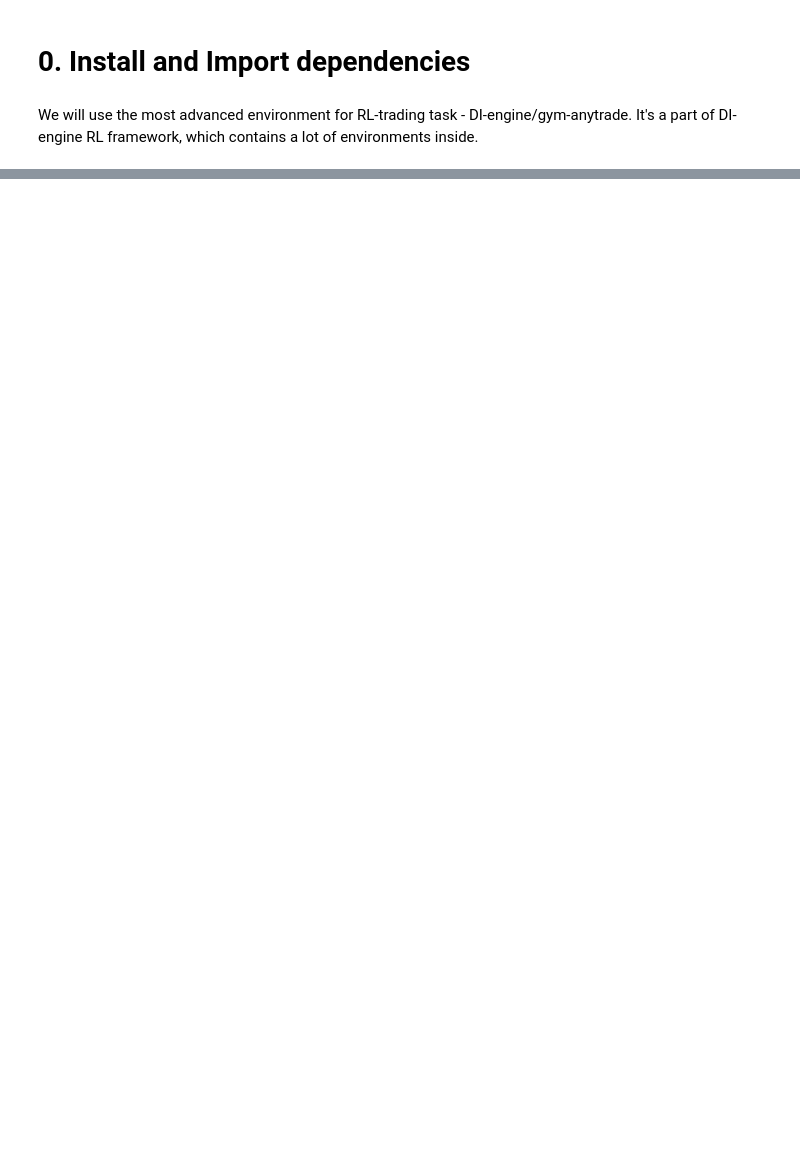
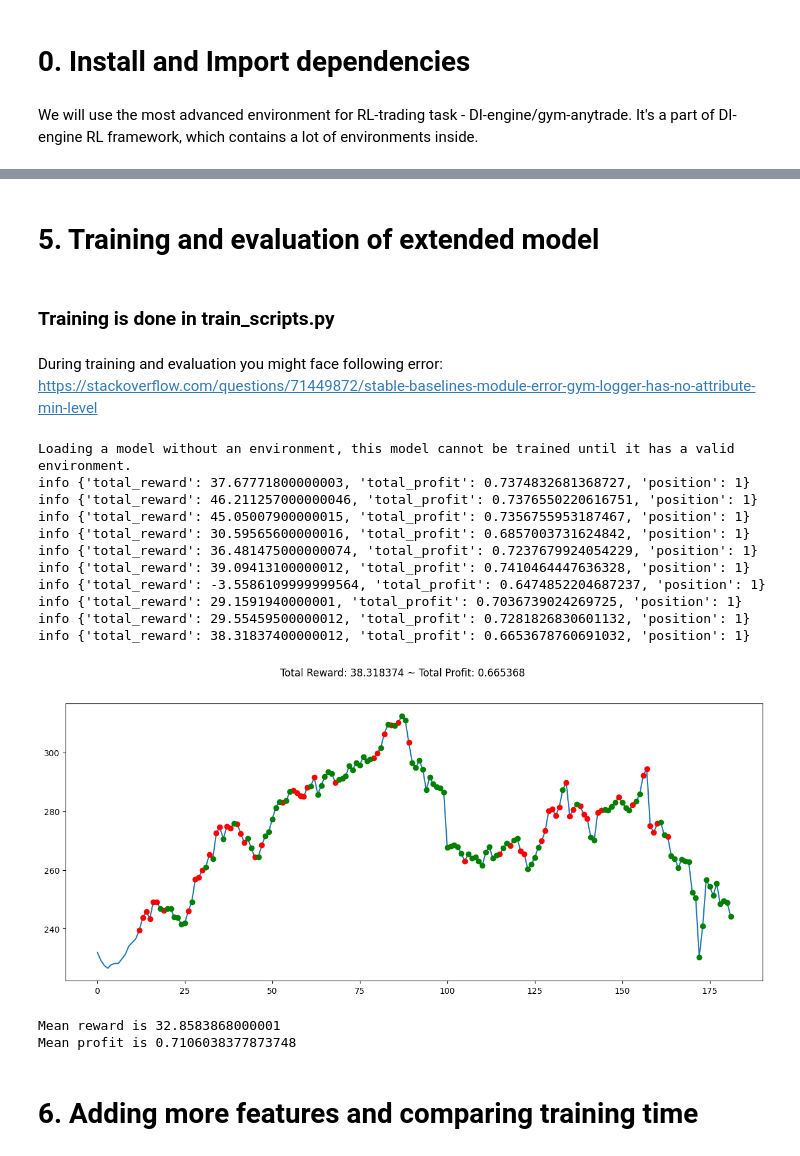
Before and after one commit to Reinforcement-Learning-F22/RL-trading-agent, a Jupyter notebook: RL_project_Akhmetzhanov_Jerome.ipynb, the cells around one changed output, grey strips where cells are left out. Drawn from its saved outputs; the diff is of its cells as text; code cells hidden in the pictures; blank space fills up the shorter version.

```diff
--- a/RL_project_Akhmetzhanov_Jerome.ipynb
+++ b/RL_project_Akhmetzhanov_Jerome.ipynb
@@ -143,0 +257,12 @@ AttributeError: module 'gym.logger' has no attribute 'MIN_LEVEL'
+# %%
+def add_signals(env):
+    start = env.frame_bound[0] - env.window_size
+    end = env.frame_bound[1]
+    prices = env.df.loc[:, 'Low'].to_numpy()[start:end]
+    signal_features = env.df.loc[:, ['Low', 'Volume','SMA', 'RSI', 'OBV']].to_numpy()[start:end]
+    return prices, signal_features
+# %%
+class MyCustomEnv(StocksEnv):
+    _process_data = add_signals
+
+env2 = MyCustomEnv(df=df, window_size=12, frame_bound=(12,50))
@@ -143,0 +306,33 @@ AttributeError: module 'gym.logger' has no attribute 'MIN_LEVEL'
+# %% [markdown]
+# 5. Training and evaluation of extended model
+# %% [markdown]
+### Training is done in train_scripts.py
+# %% [markdown]
+During training and evaluation you might face following error: https://stackoverflow.com/questions/71449872/stable-baselines-module-error-gym-logger-has-no-attribute-min-level
+# %%
+# A2C_LSTM
+
+df = pd.read_csv('data/Google_data_3_extra_features.csv')
+
+model = A2C.load("models/A2C_LSTM_Custom.zip")
+
+env = MyCustomEnv(df=df, frame_bound=(80,250), window_size=12)
+
+evaluate(env, model)
+# %% [output]
+Loading a model without an environment, this model cannot be trained until it has a valid environment.
+info {'total_reward': 37.67771800000003, 'total_profit': 0.7374832681368727, 'position': 1}
+info {'total_reward': 46.211257000000046, 'total_profit': 0.7376550220616751, 'position': 1}
+info {'total_reward': 45.05007900000015, 'total_profit': 0.7356755953187467, 'position': 1}
+info {'total_reward': 30.59565600000016, 'total_profit': 0.6857003731624842, 'position': 1}
+info {'total_reward': 36.481475000000074, 'total_profit': 0.7237679924054229, 'position': 1}
+info {'total_reward': 39.09413100000012, 'total_profit': 0.7410464447636328, 'position': 1}
+info {'total_reward': -3.5586109999999564, 'total_profit': 0.6474852204687237, 'position': 1}
+info {'total_reward': 29.1591940000001, 'total_profit': 0.7036739024269725, 'position': 1}
+info {'total_reward': 29.55459500000012, 'total_profit': 0.7281826830601132, 'position': 1}
+info {'total_reward': 38.31837400000012, 'total_profit': 0.6653678760691032, 'position': 1}
+[figure, added]
+Mean reward is 32.8583868000001
+Mean profit is 0.7106038377873748
+# %% [markdown]
+# 6. Adding more features and comparing training time
```
Also changed, not shown: parts of 69 cells of this notebook, 3 other files.
